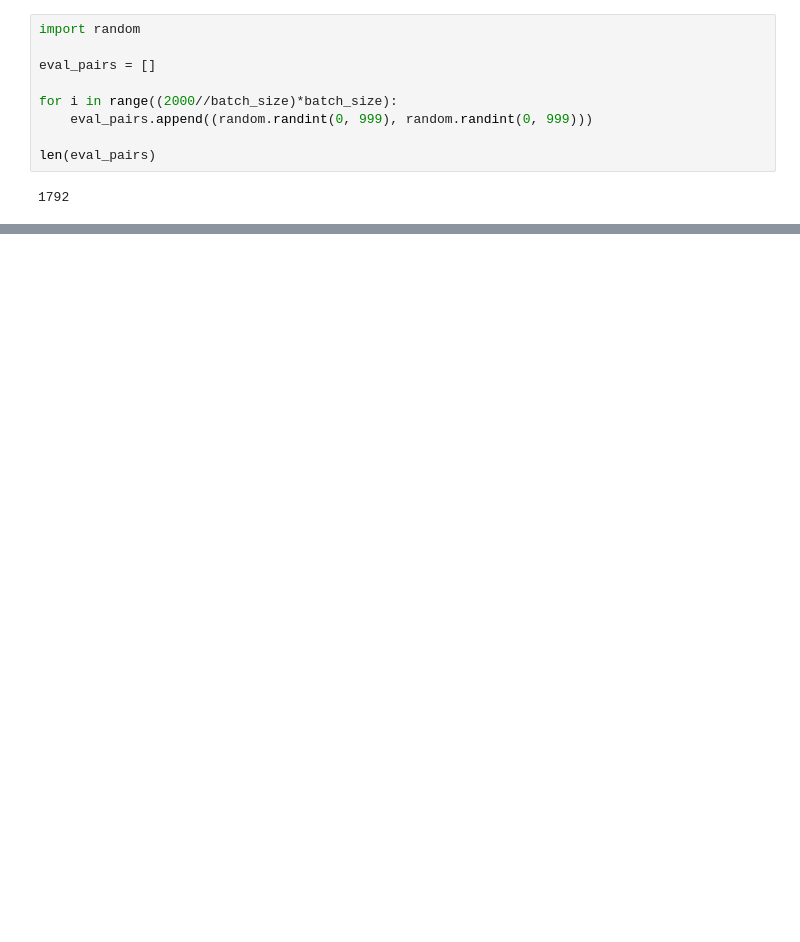
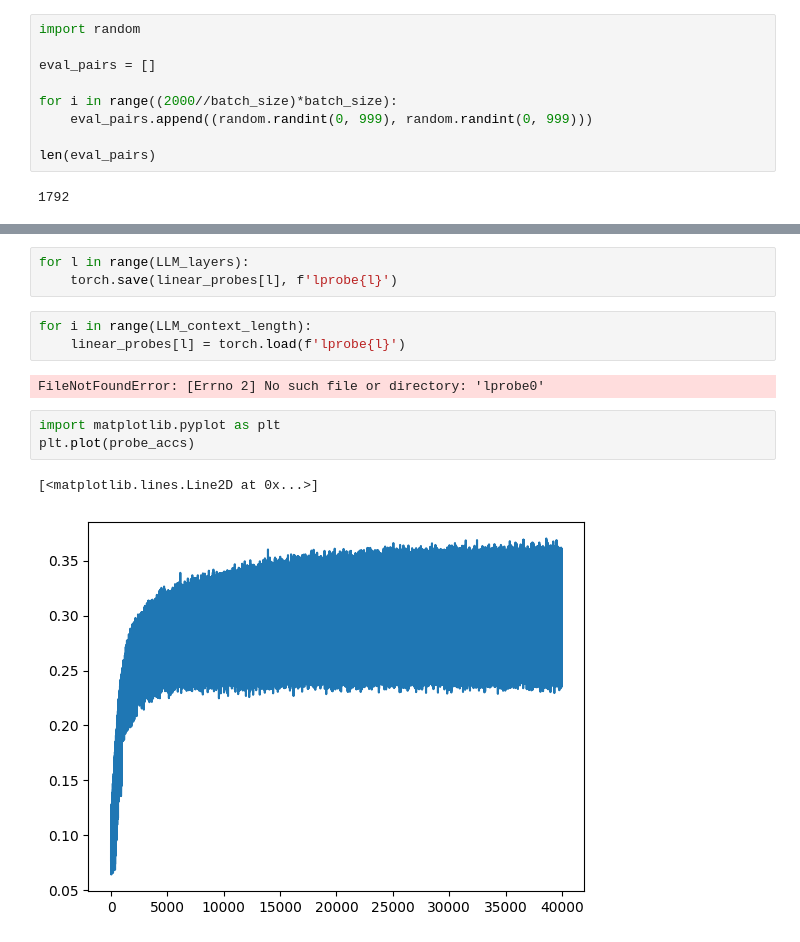
Before and after one commit to GaPaLa/Math-GPT, a Jupyter notebook: visualize_activations_vanilla.ipynb, the cells around one changed output, grey strips where cells are left out. Saved outputs shown, nothing was run; the diff lists cells and outputs as text; blank space fills up the shorter version.

```diff
--- a/visualize_activations_vanilla.ipynb
+++ b/visualize_activations_vanilla.ipynb
@@ -476,0 +621,14 @@ model_view(attention, a.replace('<s>', '_').replace('</s>', '_').replace('<pad>'
+# %%
+for l in range(LLM_layers):
+    torch.save(linear_probes[l], f'lprobe{l}')
+# %%
+for i in range(LLM_context_length):
+    linear_probes[l] = torch.load(f'lprobe{l}')
+# %% [output]
+FileNotFoundError: [Errno 2] No such file or directory: 'lprobe0'
+# %%
+import matplotlib.pyplot as plt
+plt.plot(probe_accs)
+# %% [output]
+[<matplotlib.lines.Line2D at 0x...>]
+[figure, added]
```
Also changed, not shown: parts of 22 cells of this notebook, 3 other files.
